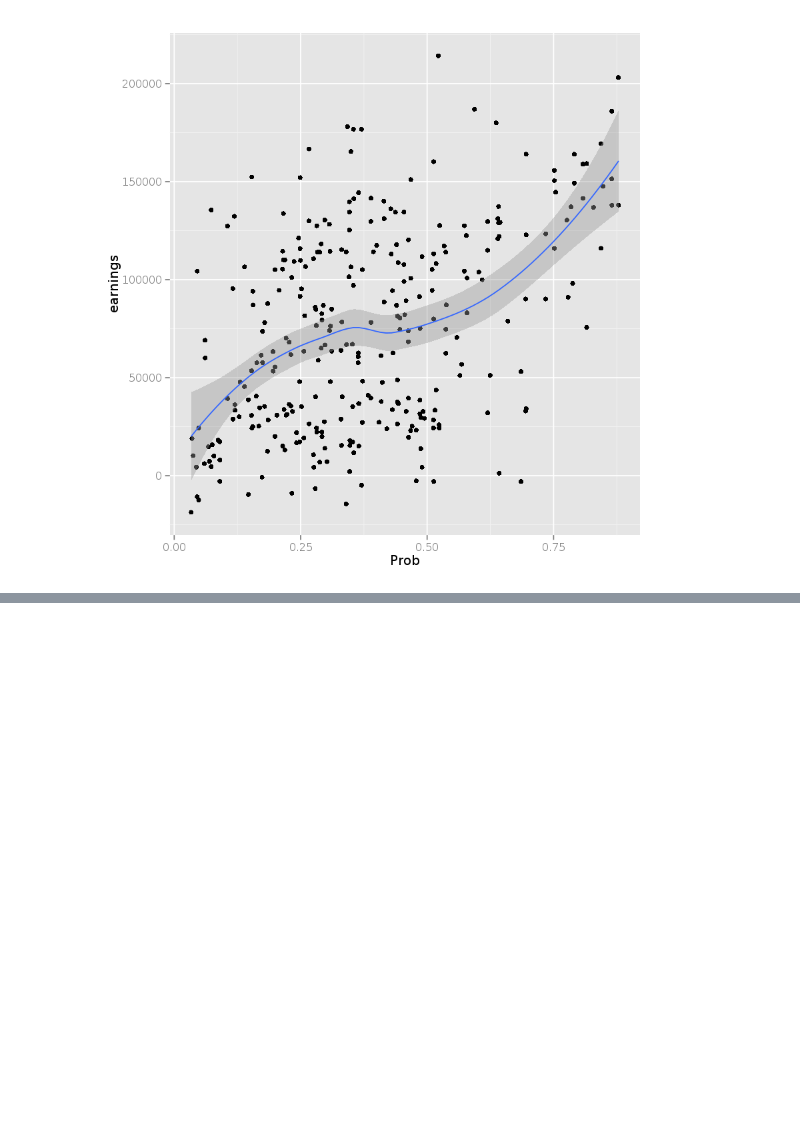
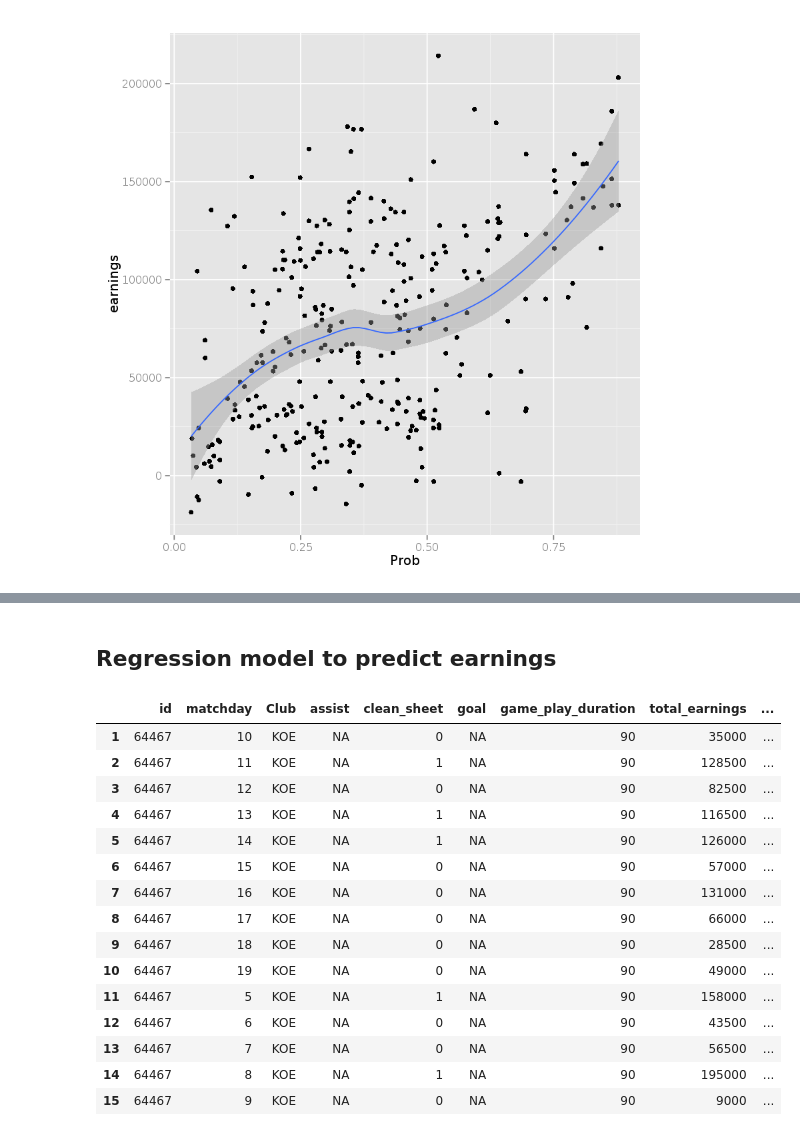
Before and after one commit to bethe/livemanagerstats, a Jupyter notebook: Odds.R.ipynb, the cells around one changed output, grey strips where cells are left out. Saved outputs shown, nothing was run; the diff lists cells and outputs as text; code cells hidden in the pictures; blank space fills up the shorter version.

```diff
--- a/Odds.R.ipynb
+++ b/Odds.R.ipynb
@@ -110,0 +134,25 @@ geom_smooth: method="auto" and size of largest group is <1000, so using loess. U
+# %% [markdown]
+## Regression model to predict earnings
+# %%
+load("starter_probs.RData")
+plm.merge <- merge(plm.merge, starter_probs, by = c("id", "matchday") )
+# %%
+colnames(plm.merge)[ncol(plm.merge)] <- c("probStarter")
+subset(plm.merge, plm.merge$id == 64467)
+# %% [output]
+|  | id | matchday | Club | assist | clean_sheet | goal | game_play_duration | total_earnings | ... |
+| 1 | 64467 | 10 | KOE | NA | 0 | NA | 90 | 35000 | ... |
+| 2 | 64467 | 11 | KOE | NA | 1 | NA | 90 | 128500 | ... |
+| 3 | 64467 | 12 | KOE | NA | 0 | NA | 90 | 82500 | ... |
+| 4 | 64467 | 13 | KOE | NA | 1 | NA | 90 | 116500 | ... |
+| 5 | 64467 | 14 | KOE | NA | 1 | NA | 90 | 126000 | ... |
+| 6 | 64467 | 15 | KOE | NA | 0 | NA | 90 | 57000 | ... |
+| 7 | 64467 | 16 | KOE | NA | 0 | NA | 90 | 131000 | ... |
+| 8 | 64467 | 17 | KOE | NA | 0 | NA | 90 | 66000 | ... |
+| 9 | 64467 | 18 | KOE | NA | 0 | NA | 90 | 28500 | ... |
+| 10 | 64467 | 19 | KOE | NA | 0 | NA | 90 | 49000 | ... |
+| 11 | 64467 | 5 | KOE | NA | 1 | NA | 90 | 158000 | ... |
+| 12 | 64467 | 6 | KOE | NA | 0 | NA | 90 | 43500 | ... |
+| 13 | 64467 | 7 | KOE | NA | 0 | NA | 90 | 56500 | ... |
+| 14 | 64467 | 8 | KOE | NA | 1 | NA | 90 | 195000 | ... |
+| 15 | 64467 | 9 | KOE | NA | 0 | NA | 90 | 9000 | ... |
```
Also changed, not shown: parts of 5 cells of this notebook, 2 other files.
